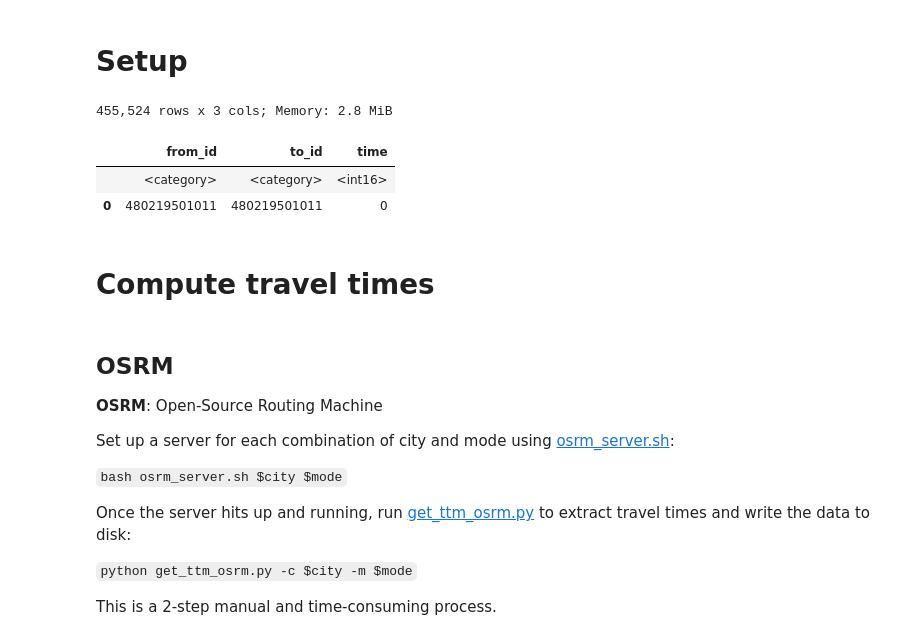
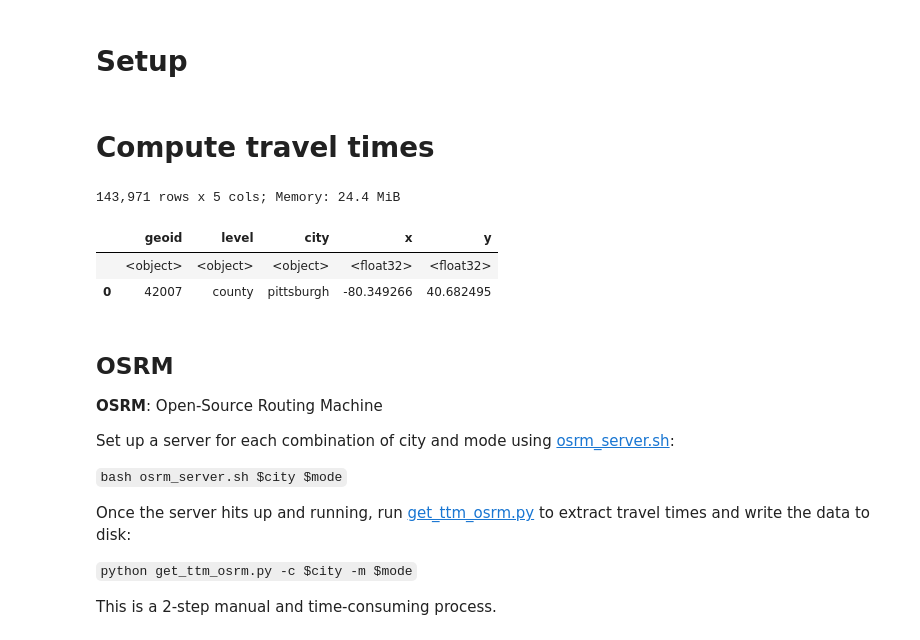
Before and after one commit to rvanxer/spatial_access_america, a Jupyter notebook: 3_Travel_times.ipynb, the cells around one changed output. Saved outputs shown, nothing was run; the diff lists cells and outputs as text; code cells hidden in the pictures.

```diff
--- a/3_Travel_times.ipynb
+++ b/3_Travel_times.ipynb
@@ -6,15 +6,15 @@ import requests
 import statsmodels.api as sm
 
 from utils import *
-# %%
-df = pd.read_parquet('data/export/ttm/austin_bike.parquet'); disp(df);
-# %% [output]
-455,524 rows x 3 cols; Memory: 2.8 MiB
-|  | from_id | to_id | time |
-|  | <category> | <category> | <int16> |
-| 0 | 480219501011 | 480219501011 | 0 |
 # %% [markdown]
 # Compute travel times
+# %%
+centroids = view(pd.read_parquet('data/geometry/centroids.parquet'))
+# %% [output]
+143,971 rows x 5 cols; Memory: 24.4 MiB
+|  | geoid | level | city | x | y |
+|  | <object> | <object> | <object> | <float32> | <float32> |
+| 0 | 42007 | county | pittsburgh | -80.349266 | 40.682495 |
 # %% [markdown]
 ## OSRM
 **OSRM**: Open-Source Routing Machine
```
Also changed, not shown: parts of 8 cells of this notebook, 8 other files.
